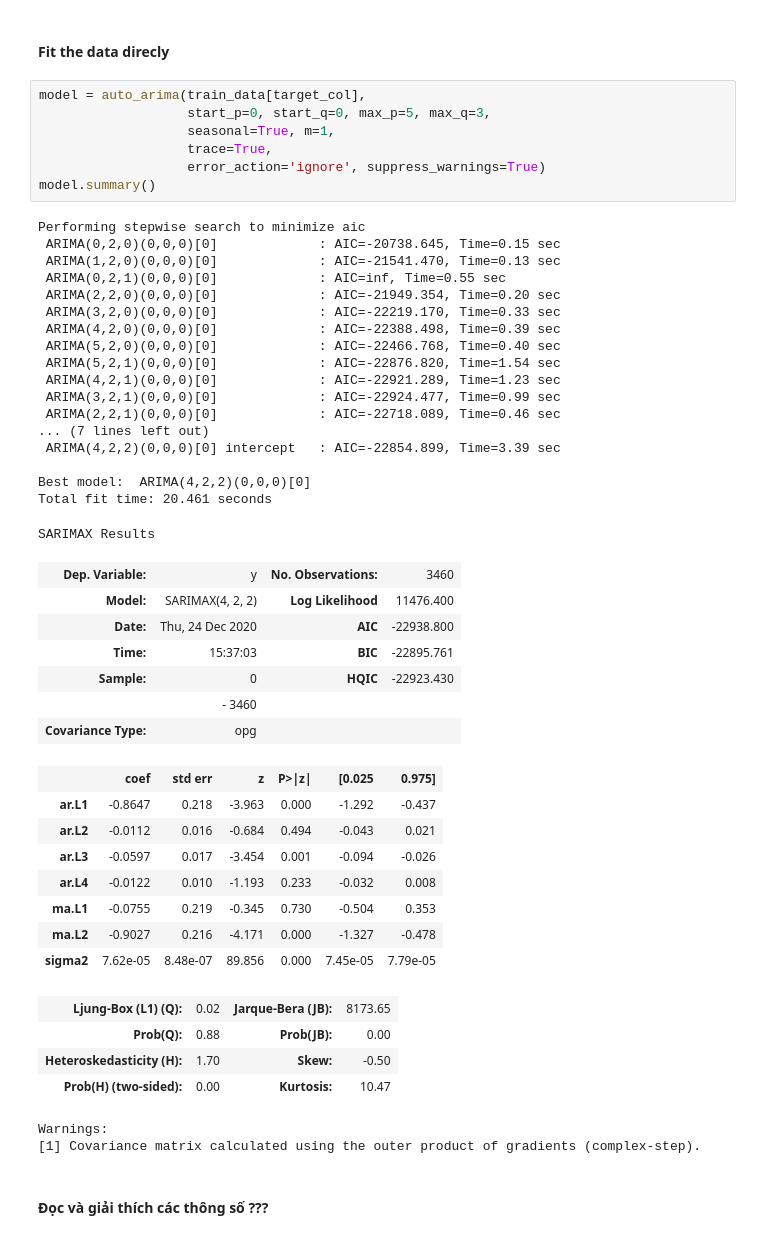
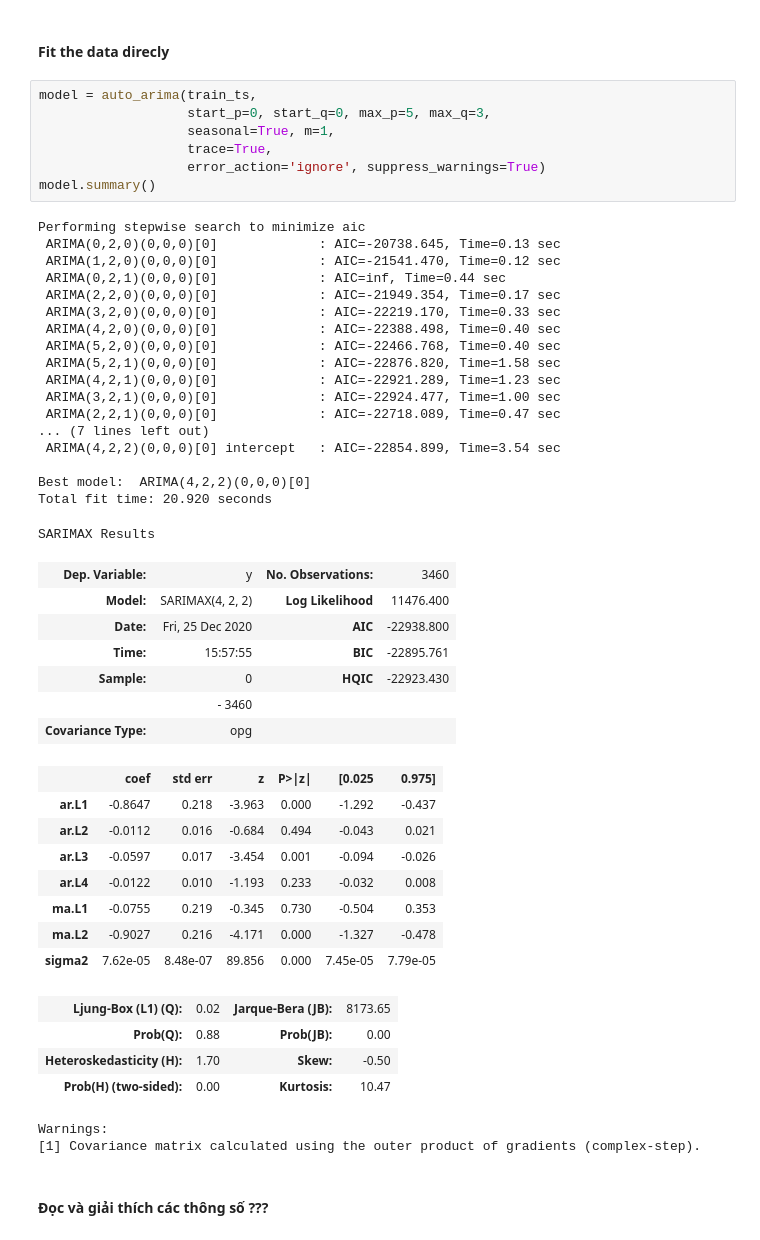
Before and after one commit to vantuan5644/StockPriceForecasting, a Jupyter notebook: notebooks/EDA_baseline.ipynb, the cells around one changed output. Drawn from its saved outputs; the diff is of its cells as text.

```diff
--- a/notebooks/EDA_baseline.ipynb
+++ b/notebooks/EDA_baseline.ipynb
@@ -575,35 +587,35 @@ axes[1].legend()
 # %% [markdown]
 #### Fit the data direcly
 # %%
-model = auto_arima(train_data[target_col],
+model = auto_arima(train_ts,
                    start_p=0, start_q=0, max_p=5, max_q=3,
                    seasonal=True, m=1,
                    trace=True,
                    error_action='ignore', suppress_warnings=True)
 model.summary()
 # %% [output]
 Performing stepwise search to minimize aic
- ARIMA(0,2,0)(0,0,0)[0]             : AIC=-20738.645, Time=0.15 sec
- ARIMA(1,2,0)(0,0,0)[0]             : AIC=-21541.470, Time=0.13 sec
- ARIMA(0,2,1)(0,0,0)[0]             : AIC=inf, Time=0.55 sec
- ARIMA(2,2,0)(0,0,0)[0]             : AIC=-21949.354, Time=0.20 sec
+ ARIMA(0,2,0)(0,0,0)[0]             : AIC=-20738.645, Time=0.13 sec
+ ARIMA(1,2,0)(0,0,0)[0]             : AIC=-21541.470, Time=0.12 sec
+ ARIMA(0,2,1)(0,0,0)[0]             : AIC=inf, Time=0.44 sec
+ ARIMA(2,2,0)(0,0,0)[0]             : AIC=-21949.354, Time=0.17 sec
  ARIMA(3,2,0)(0,0,0)[0]             : AIC=-22219.170, Time=0.33 sec
- ARIMA(4,2,0)(0,0,0)[0]             : AIC=-22388.498, Time=0.39 sec
+ ARIMA(4,2,0)(0,0,0)[0]             : AIC=-22388.498, Time=0.40 sec
  ARIMA(5,2,0)(0,0,0)[0]             : AIC=-22466.768, Time=0.40 sec
- ARIMA(5,2,1)(0,0,0)[0]             : AIC=-22876.820, Time=1.54 sec
+ ARIMA(5,2,1)(0,0,0)[0]             : AIC=-22876.820, Time=1.58 sec
  ARIMA(4,2,1)(0,0,0)[0]             : AIC=-22921.289, Time=1.23 sec
- ARIMA(3,2,1)(0,0,0)[0]             : AIC=-22924.477, Time=0.99 sec
- ARIMA(2,2,1)(0,0,0)[0]             : AIC=-22718.089, Time=0.46 sec
+ ARIMA(3,2,1)(0,0,0)[0]             : AIC=-22924.477, Time=1.00 sec
+ ARIMA(2,2,1)(0,0,0)[0]             : AIC=-22718.089, Time=0.47 sec
 ... (7 lines left out)
- ARIMA(4,2,2)(0,0,0)[0] intercept   : AIC=-22854.899, Time=3.39 sec
+ ARIMA(4,2,2)(0,0,0)[0] intercept   : AIC=-22854.899, Time=3.54 sec
 
 Best model:  ARIMA(4,2,2)(0,0,0)[0]
-Total fit time: 20.461 seconds
+Total fit time: 20.920 seconds
 SARIMAX Results
 | Dep. Variable: | y | No. Observations: | 3460 |
 | Model: | SARIMAX(4, 2, 2) | Log Likelihood | 11476.400 |
-| Date: | Thu, 24 Dec 2020 | AIC | -22938.800 |
-| Time: | 15:37:03 | BIC | -22895.761 |
+| Date: | Fri, 25 Dec 2020 | AIC | -22938.800 |
+| Time: | 15:57:55 | BIC | -22895.761 |
 | Sample: | 0 | HQIC | -22923.430 |
 |  | - 3460 |  |  |
 | Covariance Type: | opg |  |  |
```
Also changed, not shown: parts of 19 cells of this notebook, 5 other files.
